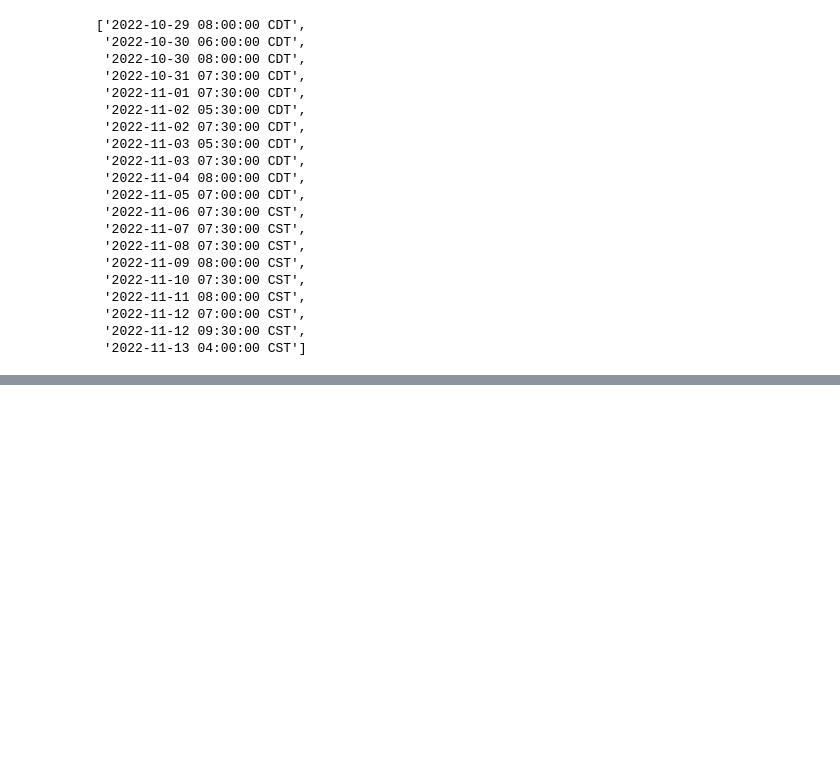
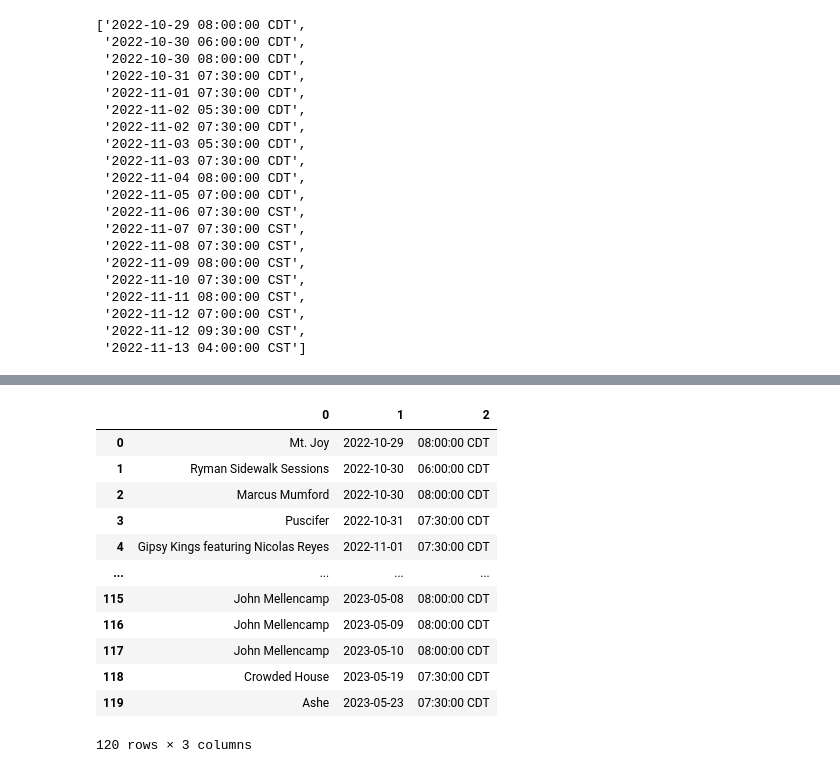
Before and after one commit to NSS-Data-Analytics-Cohort-7/web-scraping-ryman-PrestonSpencer, a Jupyter notebook: notebook/webscraping_ryman.ipynb, the cells around one changed output, grey strips where cells are left out. Drawn from its saved outputs; the diff is of its cells as text; code cells hidden in the pictures; blank space fills up the shorter version.

```diff
--- a/notebook/webscraping_ryman.ipynb
+++ b/notebook/webscraping_ryman.ipynb
@@ -386,0 +527,7 @@ final_ryman_df
+# %%
+times_split_final = []
+
+for row in every_time:
+    separate_times = re.split(r'\s', row, maxsplit = 1)
+    times_split_final.append(separate_times)
+times_split_final
@@ -386,0 +552,4 @@ final_ryman_df
+# %%
+dates_final = [i[0] for i in times_split_final]
+times_final = [i[1] for i in times_split_final]
+dates_final
@@ -386,0 +594,3 @@ final_ryman_df
+# %%
+all_dates_series = pd.Series(dates_final)
+all_dates_series.to_frame()
@@ -386,0 +611,3 @@ final_ryman_df
+# %%
+all_times_series = pd.Series(times_final)
+all_times_series.to_frame()
@@ -386,0 +628,18 @@ final_ryman_df
+# %%
+all_ryman_df = [all_artists_series, all_dates_series, all_times_series]
+all_final_ryman_df = pd.concat(all_ryman_df, axis = 1)
+all_final_ryman_df
+# %% [output]
+|  | 0 | 1 | 2 |
+| 0 | Mt. Joy | 2022-10-29 | 08:00:00 CDT |
+| 1 | Ryman Sidewalk Sessions | 2022-10-30 | 06:00:00 CDT |
+| 2 | Marcus Mumford | 2022-10-30 | 08:00:00 CDT |
+| 3 | Puscifer | 2022-10-31 | 07:30:00 CDT |
+| 4 | Gipsy Kings featuring Nicolas Reyes | 2022-11-01 | 07:30:00 CDT |
+| ... | ... | ... | ... |
+| 115 | John Mellencamp | 2023-05-08 | 08:00:00 CDT |
+| 116 | John Mellencamp | 2023-05-09 | 08:00:00 CDT |
+| 117 | John Mellencamp | 2023-05-10 | 08:00:00 CDT |
+| 118 | Crowded House | 2023-05-19 | 07:30:00 CDT |
+| 119 | Ashe | 2023-05-23 | 07:30:00 CDT |
+120 rows × 3 columns
```
Also changed, not shown: parts of 42 cells of this notebook.
